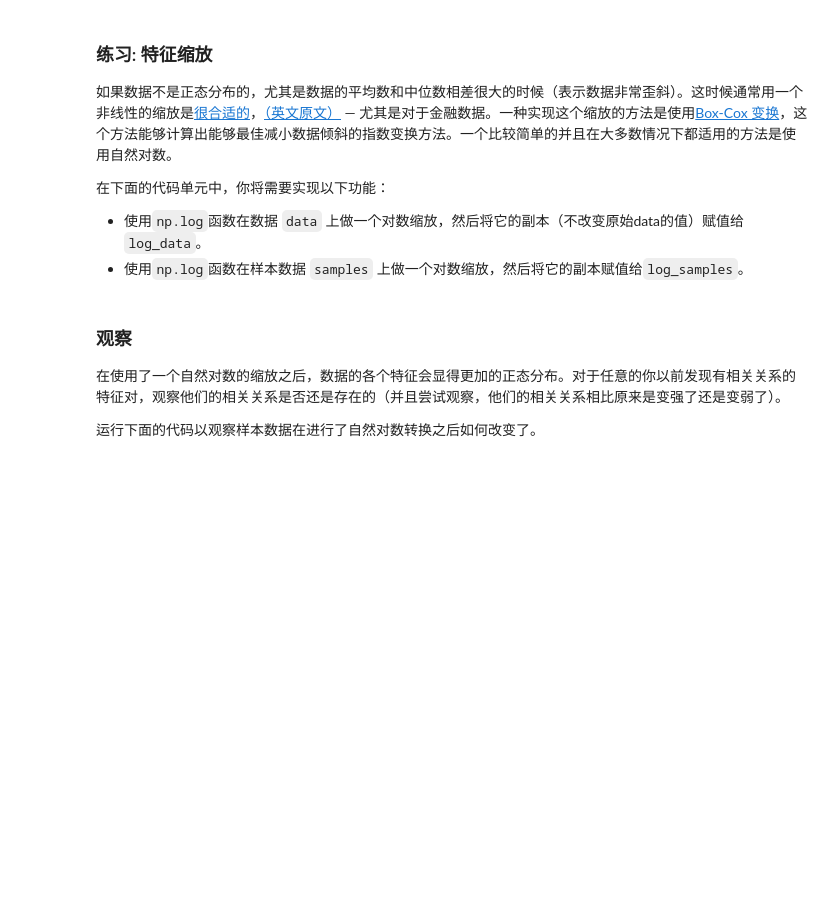
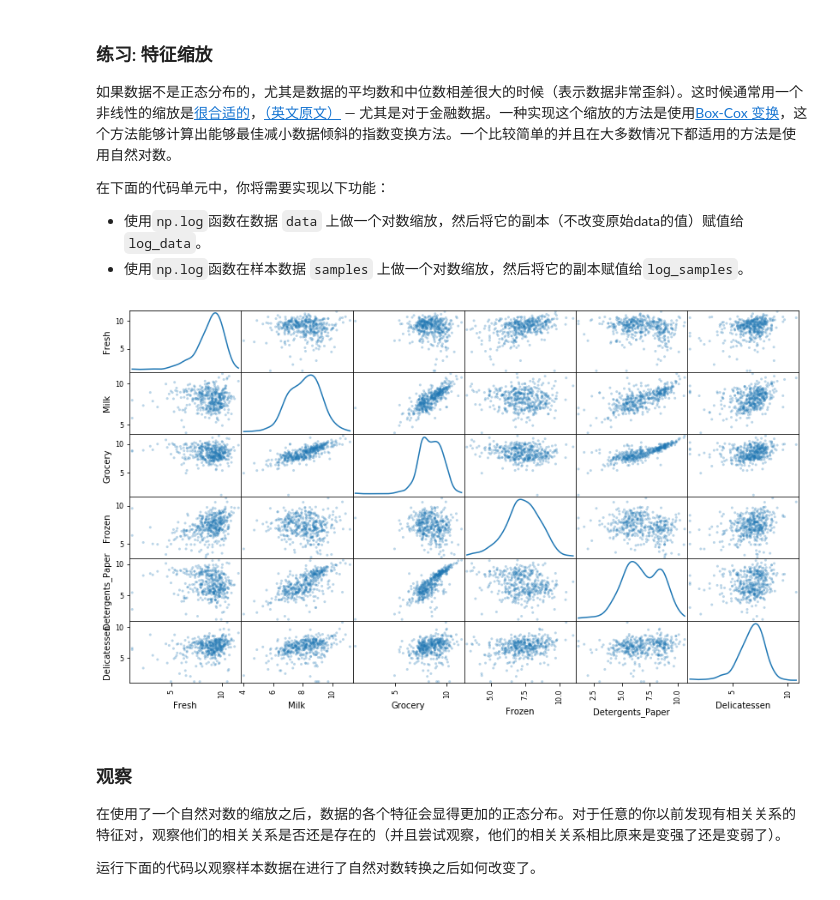
Before and after one commit to xueweiyema/creating_customer_segments, a Jupyter notebook: customer_segments.ipynb, the cells around one changed output. Drawn from its saved outputs; the diff is of its cells as text; code cells hidden in the pictures; blank space fills up the shorter version.

```diff
--- a/customer_segments.ipynb
+++ b/customer_segments.ipynb
@@ -156,13 +156,15 @@ pd.plotting.scatter_matrix(data, alpha = 0.3, figsize = (14,8), diagonal = 'kde'
  - 使用`np.log`函数在样本数据 `samples` 上做一个对数缩放，然后将它的副本赋值给`log_samples`。
 # %%
 # TODO：使用自然对数缩放数据
-log_data = None
+log_data = np.log(data)
 
 # TODO：使用自然对数缩放样本数据
-log_samples = None
+log_samples = np.log(samples)
 
 # 为每一对新产生的特征制作一个散射矩阵
 pd.plotting.scatter_matrix(log_data, alpha = 0.3, figsize = (14,8), diagonal = 'kde');
+# %% [output]
+[figure, added]
 # %% [markdown]
 ### 观察
 在使用了一个自然对数的缩放之后，数据的各个特征会显得更加的正态分布。对于任意的你以前发现有相关关系的特征对，观察他们的相关关系是否还是存在的（并且尝试观察，他们的相关关系相比原来是变强了还是变弱了）。
```
Also changed, not shown: parts of 1 cell of this notebook.
